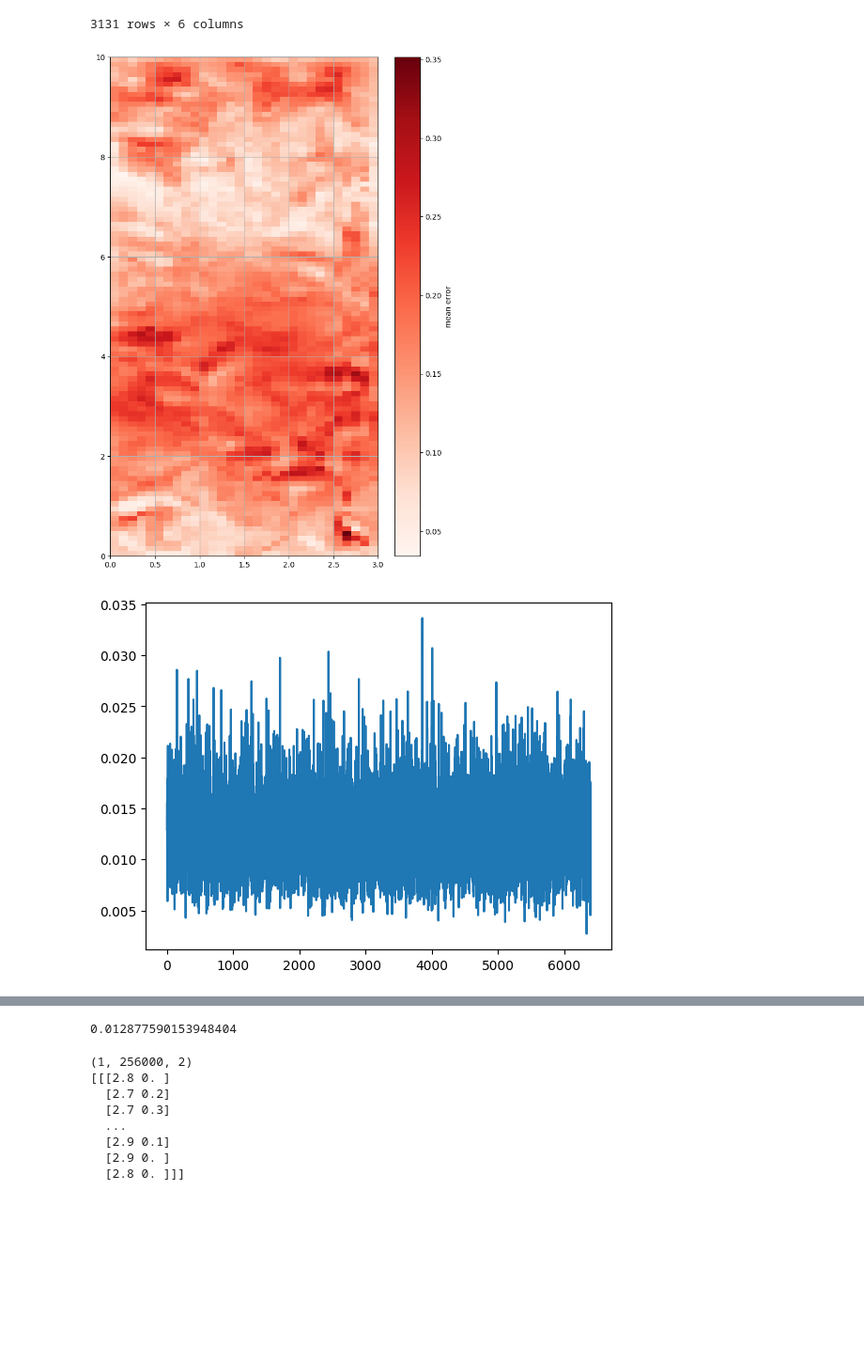
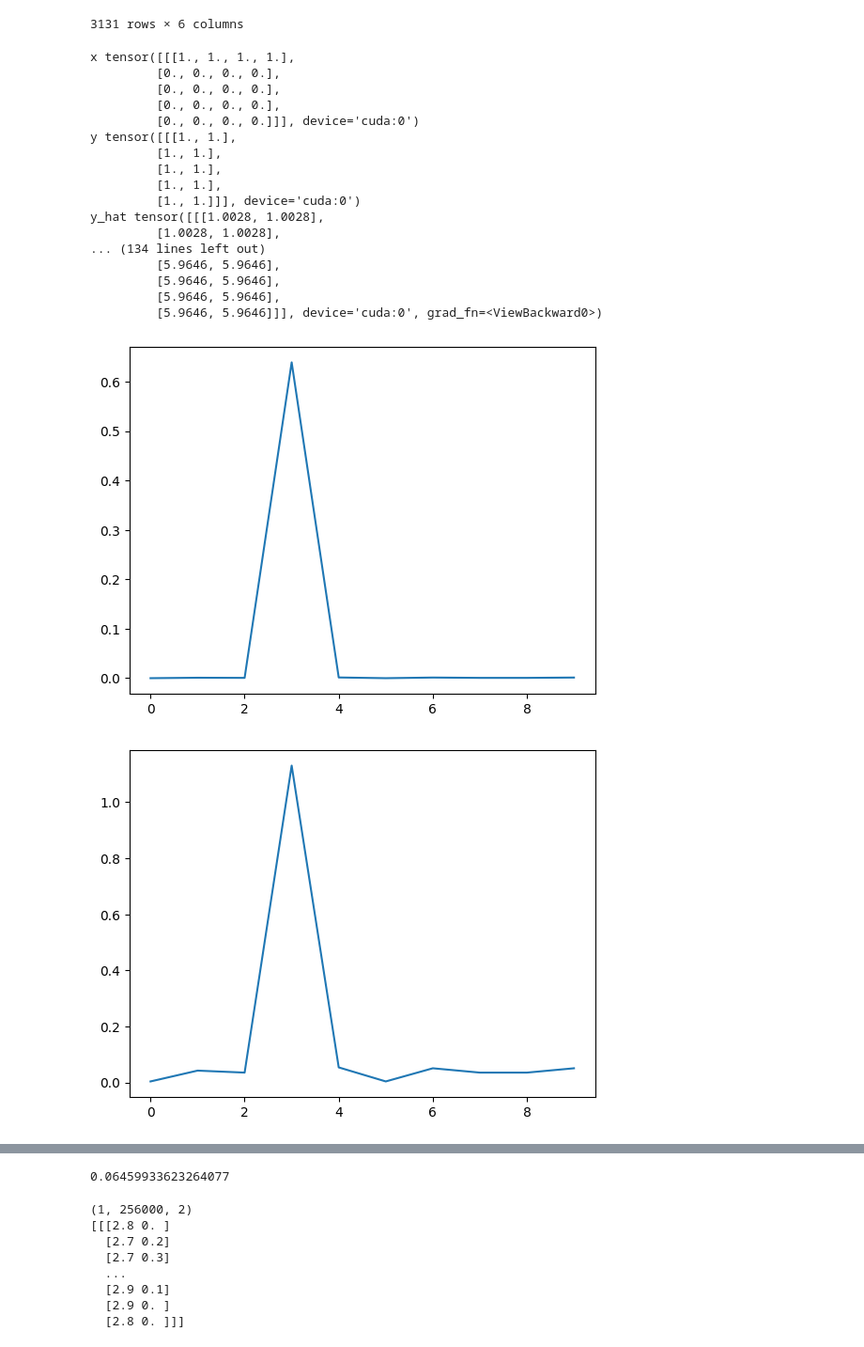
Before and after one commit to hal0309/lab-abci, a Jupyter notebook: _test/show.ipynb, the cells around one changed output, grey strips where cells are left out. Shown at 94% size. Saved outputs shown, nothing was run; the diff lists cells and outputs as text; code cells hidden in the pictures; blank space fills up the shorter version.

```diff
--- a/_test/show.ipynb
+++ b/_test/show.ipynb
@@ -33,6 +33,7 @@ CONFIG_DIR = os.path.join(ROOT_PATH, "config")
 log_dir = Path(r"C:\Users\hal\Documents\lab\abci\out\lightning_logs\2024-11-30-16-50-2ax_noise_route_test")
 log_dir = Path(r"C:\Users\hal\Documents\lab\abci\out\lightning_logs\2024-11-30-22-24-2p_2ax_noise_route_test")
 log_dir = Path(r"C:\Users\hal\Documents\lab\abci\out\lightning_logs\reuslt\7-2024-10-09-22-34-2ax_route_abci")
+log_dir = Path(r"C:\Users\hal\Documents\lab\abci\out\lightning_logs\2025-01-13-18-44-dummy_data")
 
 
 cp_path = os.path.join(log_dir, "cp/last.ckpt")
@@ -118,10 +119,11 @@ all_y = []
 all_errors = []
 
 
-for i in range(len(dm.train_dataset)):
-    batch = dm.train_dataset[i]
+# for i in range(len(dm.train_dataset)):
+for i in range(10):
+    # batch = dm.train_dataset[i]
     # batch = dm.val_dataset[i]
-    # batch = dm.test_dataset[i]
+    batch = dm.test_dataset[i]
 
     x, y = batch
     x = x.unsqueeze(0).cuda()
@@ -136,8 +138,9 @@ for i in range(len(dm.train_dataset)):
 
     y_hat = model(x)
 
-    # print(y)
-    # print(y_hat)
+    print("x", x)
+    print("y", y)
+    print("y_hat", y_hat)
 
 
     loss = nn.functional.mse_loss(y_hat, y)
@@ -164,43 +167,60 @@ for i in range(len(dm.train_dataset)):
 
 # 全データを結合
 all_y = np.concatenate(all_y, axis=1)  # (1, 全座標数, 2)
 all_errors = np.concatenate(all_errors, axis=1)  # (1, 全座標数)
 
 # XとYの範囲を指定（0.1刻み）
 x_bins = np.arange(0, 3.1, 0.1)  # 0から3まで0.1刻み
 y_bins = np.arange(0, 10.1, 0.1)  # 0から10まで0.1刻み
 
 # 2次元ヒートマップデータを作成
 heatmap, x_edges, y_edges, _ = binned_statistic_2d(
     all_y[0, :, 0],  # x座標
     all_y[0, :, 1],  # y座標
     all_errors[0],   # 値（誤差）
     statistic='mean',  # 各グリッド内での値の集計方法（平均）
     bins=[x_bins, y_bins]
 )
 
 # ヒートマップの描画
-plt.figure(figsize=(8, 12))
-plt.imshow(
-    np.flipud(heatmap.T),  # Y軸を反転
-    extent=[x_bins.min(), x_bins.max(), y_bins.min(), y_bins.max()],
-    cmap='Reds',
-    aspect='auto',
-    origin='lower'
-)
-plt.colorbar(label='mean error')
-plt.grid(True)
-plt.show()
+# plt.figure(figsize=(8, 12))
+# plt.imshow(
+#     np.flipud(heatmap.T),  # Y軸を反転
+#     extent=[x_bins.min(), x_bins.max(), y_bins.min(), y_bins.max()],
+#     cmap='Reds',
+#     aspect='auto',
+#     origin='lower'
+# )
+# plt.colorbar(label='mean error')
+# plt.grid(True)
+# plt.show()
 
 
 plt.plot(loss_list)
 plt.show()
 
 plt.plot(dist_list)
 plt.show()
 
 avg = sum(loss_list) / len(loss_list)
 print(avg)
 # %% [output]
+x tensor([[[1., 1., 1., 1.],
+         [0., 0., 0., 0.],
+         [0., 0., 0., 0.],
+         [0., 0., 0., 0.],
+         [0., 0., 0., 0.]]], device='cuda:0')
+y tensor([[[1., 1.],
+         [1., 1.],
+         [1., 1.],
+         [1., 1.],
+         [1., 1.]]], device='cuda:0')
+y_hat tensor([[[1.0028, 1.0028],
+         [1.0028, 1.0028],
+... (134 lines left out)
+         [5.9646, 5.9646],
+         [5.9646, 5.9646],
+         [5.9646, 5.9646],
+         [5.9646, 5.9646]]], device='cuda:0', grad_fn=<ViewBackward0>)
-[figure, old version]
+[figure, new version]
-[figure, old version]
+[figure, new version]
@@ -208,4 +227,4 @@ print(avg)
-0.012877590153948404
+0.06459933623264077
 # %%
 # 累積データ用のリスト
 all_y = []
```
Also changed, not shown: parts of 1 cell of this notebook, 8 other files.
